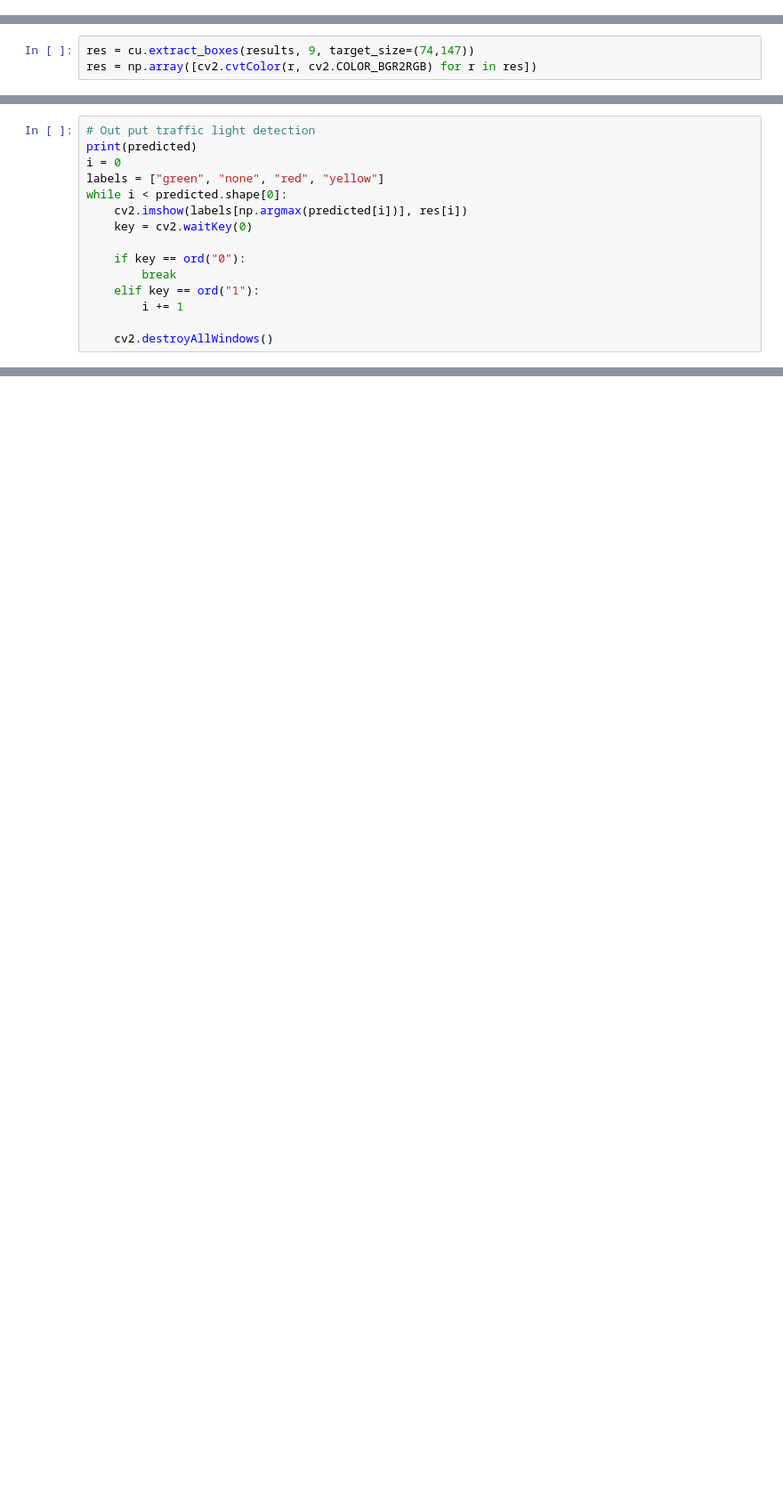
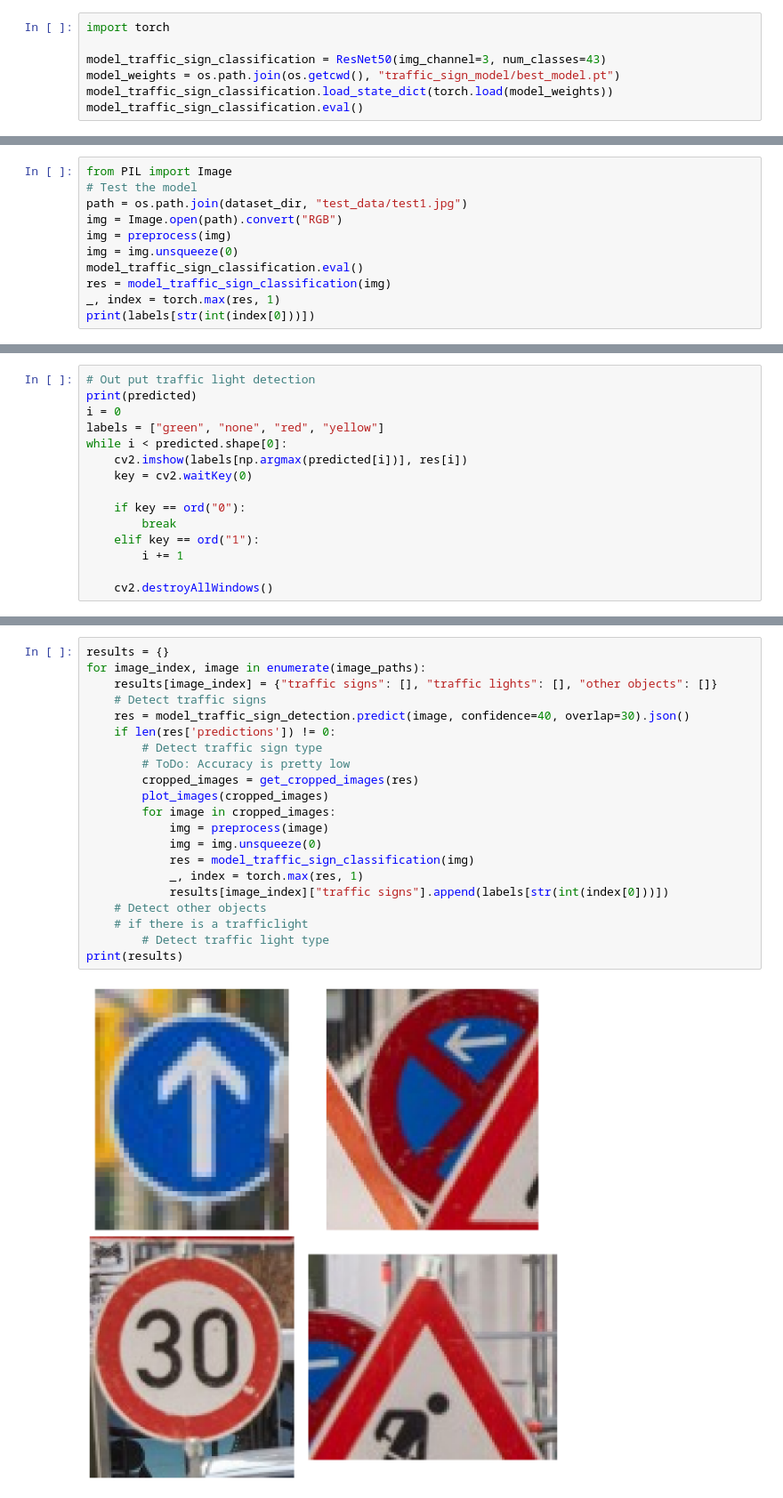
Before and after one commit to a-schulz/aai-selfdriving-cars, a Jupyter notebook: src/main.ipynb, the cells around one changed output, grey strips where cells are left out. Shown at 89% size. Saved outputs shown, nothing was run; the diff lists cells and outputs as text; blank space fills up the shorter version.

Commit message:
added first two models

```diff
--- a/src/main.ipynb
+++ b/src/main.ipynb
@@ -21,0 +129,7 @@ image_paths,images = cu.get_images(input_data)
+# %%
+import torch
+
+model_traffic_sign_classification = ResNet50(img_channel=3, num_classes=43)
+model_weights = os.path.join(os.getcwd(), "traffic_sign_model/best_model.pt")
+model_traffic_sign_classification.load_state_dict(torch.load(model_weights))
+model_traffic_sign_classification.eval()
@@ -21,0 +181,11 @@ image_paths,images = cu.get_images(input_data)
+# %%
+from PIL import Image
+# Test the model
+path = os.path.join(dataset_dir, "test_data/test1.jpg")
+img = Image.open(path).convert("RGB")
+img = preprocess(img)
+img = img.unsqueeze(0)
+model_traffic_sign_classification.eval()
+res = model_traffic_sign_classification(img)
+_, index = torch.max(res, 1)
+print(labels[str(int(index[0]))])
@@ -34,6 +203,3 @@ Results saved to /home/jay/module/ai_app/self_driving_cars/aai-selfdriving-cars/
-# %%
-res = cu.extract_boxes(results, 9, target_size=(74,147))
-res = np.array([cv2.cvtColor(r, cv2.COLOR_BGR2RGB) for r in res])
 # %%
 # plot image for debug not necessary
 i = 0
@@ -73,0 +240,23 @@ while i < predicted.shape[0]:
+# %%
+results = {}
+for image_index, image in enumerate(image_paths):
+    results[image_index] = {"traffic signs": [], "traffic lights": [], "other objects": []}
+    # Detect traffic signs
+    res = model_traffic_sign_detection.predict(image, confidence=40, overlap=30).json()
+    if len(res['predictions']) != 0:
+        # Detect traffic sign type
+        # ToDo: Accuracy is pretty low
+        cropped_images = get_cropped_images(res)
+        plot_images(cropped_images)
+        for image in cropped_images:
+            img = preprocess(image)
+            img = img.unsqueeze(0)
+            res = model_traffic_sign_classification(img)
+            _, index = torch.max(res, 1)
+            results[image_index]["traffic signs"].append(labels[str(int(index[0]))])
+    # Detect other objects
+    # if there is a trafficlight
+        # Detect traffic light type
+print(results)
+# %% [output]
+[figure, added]
```
Also changed, not shown: parts of 24 cells of this notebook, 3 other files.
